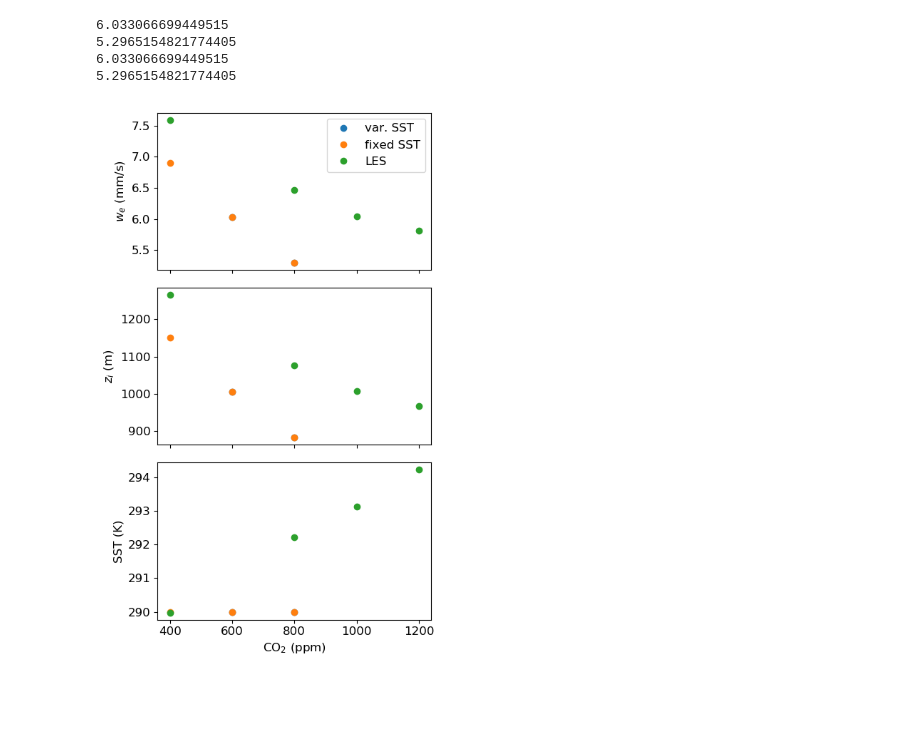
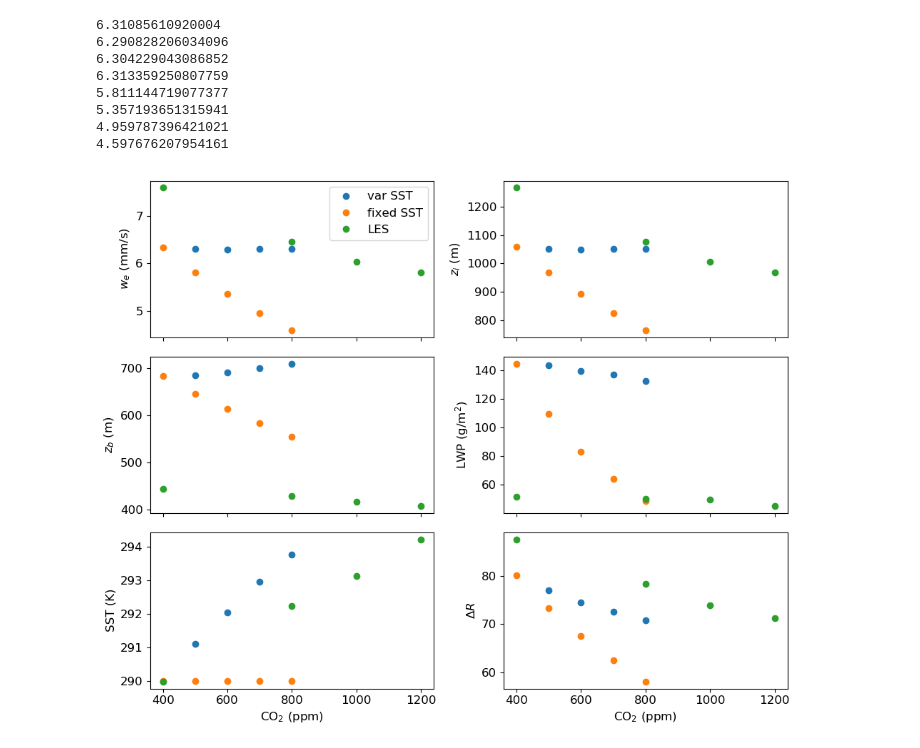
Before and after one commit to claresinger/MixedLayerModel.jl, a Jupyter notebook: plotting/co2_compare.ipynb, the cells around one changed output. Cells and saved outputs as stored; diff of their text form; code cells hidden in the pictures; blank space fills up the shorter version.

```diff
--- a/plotting/co2_compare.ipynb
+++ b/plotting/co2_compare.ipynb
@@ -6,0 +12,3 @@ using MixedLayerModel
+# %%
+ds = Dataset("LES_steadystate_all_upsteps.nc");
+print(ds["D"][:])
@@ -128,11 +236,11 @@ compare (generic function with 2 methods)
 # %%
 path0 = "../experiments/output/";
-exppath = "Sally1.1/";
+exppath = "bflux_les_inv_1/";
 path = path0*exppath
 out400 = load(path*"co2_400.jld2");
 
 #co2_vals = [500,600,700,800];
-co2_vals = [600,800];
+co2_vals = [500,600,700,800];
 exps = path*"co2_upstep_".*string.(co2_vals).*".jld2";
 exps_fixSST = path*"co2_upstep_fixSST_".*string.(co2_vals).*".jld2";
 
@@ -147,13 +255,18 @@ for o in out_fixSST
     println(o["we"]*1e3)
 end
 # %% [output]
-6.033066699449515
-5.2965154821774405
-6.033066699449515
-5.2965154821774405
+6.31085610920004
+6.290828206034096
+6.304229043086852
+6.313359250807759
+5.811144719077377
+5.357193651315941
+4.959787396421021
+4.597676207954161
 # %%
-#compare("zb", out400, out, out_fixSST)
-#compare("lwp", out400, out, out_fixSST)
-compare("we", out400, out, out_fixSST, exppath)
+compare(out400, out, out_fixSST, exppath)
+# compare("zb", out400, out, out_fixSST, exppath)
+# compare("lwp", out400, out, out_fixSST, exppath)
+# compare("we", out400, out, out_fixSST, exppath)
 # %% [output]
-[figure, old version]
+[figure, new version]
```
Also changed, not shown: parts of 4 cells of this notebook, 7 other files.
